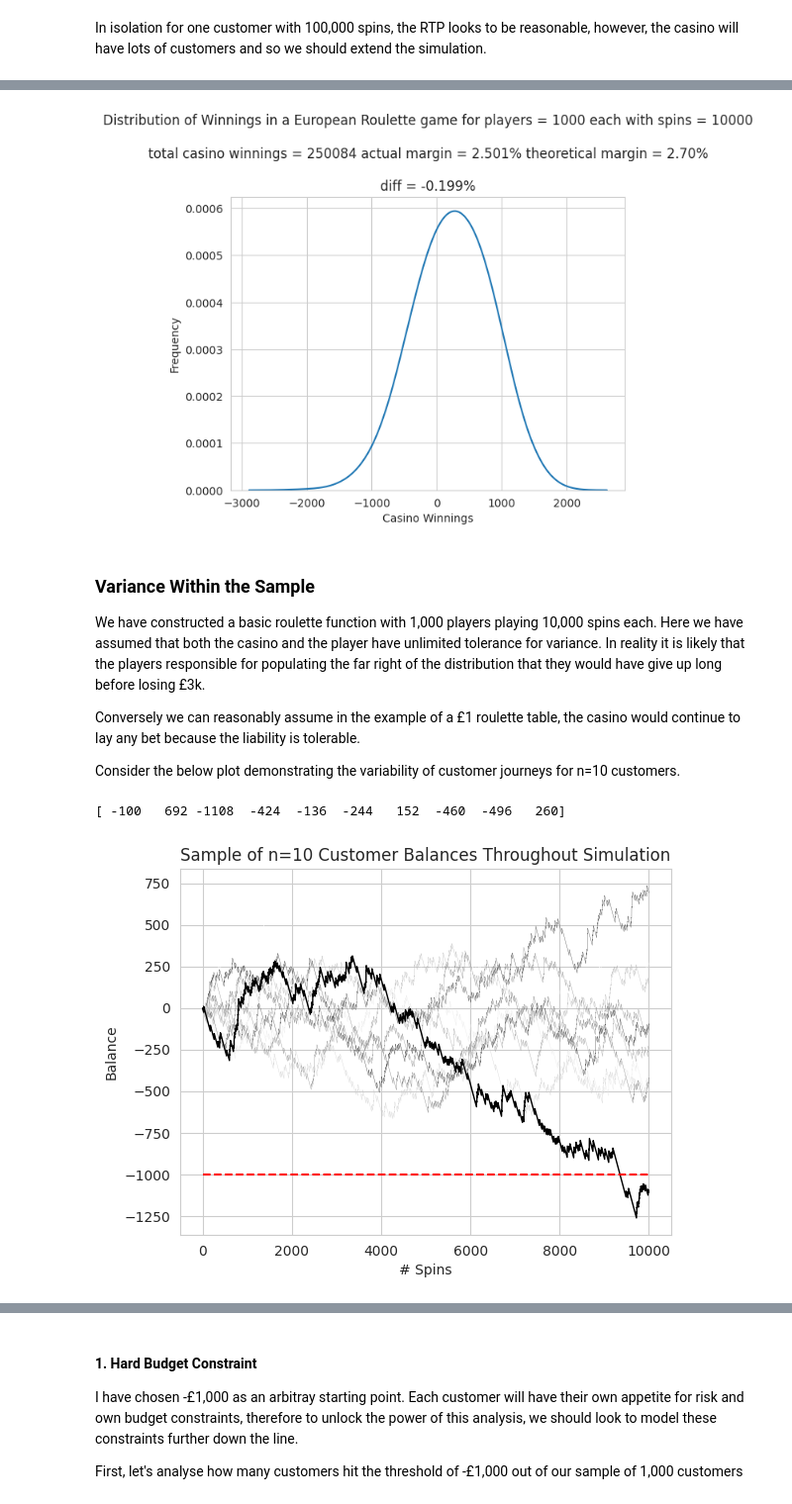
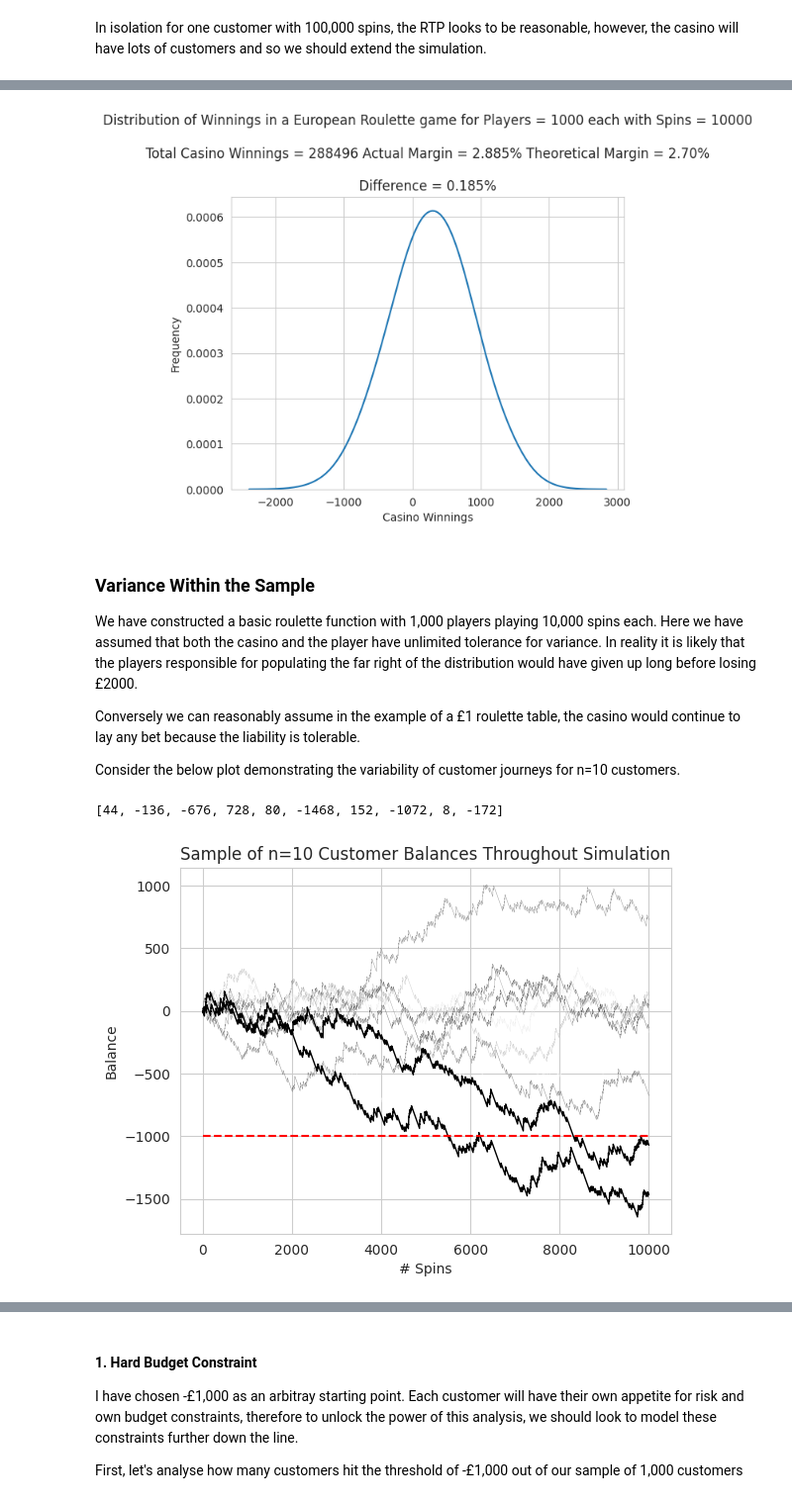
Before and after one commit to hallam-flda/gambling_market_analyses, a Jupyter notebook: Roulette_&_Customer_Budgets.ipynb, the cells around one changed output, grey strips where cells are left out. Shown at 99% size. Saved outputs shown, nothing was run; the diff lists cells and outputs as text; code cells hidden in the pictures.

```diff
--- a/Roulette_&_Customer_Budgets.ipynb
+++ b/Roulette_&_Customer_Budgets.ipynb
@@ -95,7 +125,7 @@ np.save('all_casino_customer_balances.npy', data_array3)
 # %%
 # Customer balances
-cb1 = np.load('all_customer_balances.npy')
+cb1 = np.load(f'{drive_path}customer_balances.npy')
 # History customer balances
-cb1_history = np.load('all_customer_balance_history.npy')
+cb1_history = np.load(f'{drive_path}customer_balance_history.npy')
 # Casino balances
-cb2 = np.load('all_casino_customer_balances.npy')
+cb2 = np.load(f'{drive_path}casino_customer_balances.npy')
@@ -105,16 +137,16 @@ sns.set_style('whitegrid')
 sns.kdeplot(cb2, bw_method=0.5)
 plt.xlabel('Casino Winnings')
 plt.ylabel('Frequency')
-plt.title(f'''Distribution of Winnings in a European Roulette game for players = {players} each with spins = {spins}
-          \ntotal casino winnings = {sum(cb2)} actual margin = {(sum(cb2)/(players*spins)):.3%} theoretical margin = 2.70%
-          \n diff = {((sum(cb2)/(players*spins))-.0270):.3%} ''')
+plt.title(f'''Distribution of Winnings in a European Roulette game for Players = {players} each with Spins = {spins}
+          \nTotal Casino Winnings = {sum(cb2)} Actual Margin = {(sum(cb2)/(players*spins)):.3%} Theoretical Margin = 2.70%
+          \n Difference = {((sum(cb2)/(players*spins))-.0270):.3%} ''')
 
 plt.show()
 # %% [output]
-[figure, old version]
+[figure, new version]
 # %% [markdown]
 ### **Variance Within the Sample**
-We have constructed a basic roulette function with 1,000 players playing 10,000 spins each. Here we have assumed that both the casino and the player have unlimited tolerance for variance. In reality it is likely that the players responsible for populating the far right of the distribution that they would have give up long before losing £3k.
+We have constructed a basic roulette function with 1,000 players playing 10,000 spins each. Here we have assumed that both the casino and the player have unlimited tolerance for variance. In reality it is likely that the players responsible for populating the far right of the distribution would have given up long before losing £2000.
 
 Conversely we can reasonably assume in the example of a £1 roulette table, the casino would continue to lay any bet because the liability is tolerable.
 
@@ -125,23 +154,41 @@ x2 = np.load('customer_balance_history.npy')
-# %%
-print(x1)
-# %% [output]
-[ -100   692 -1108  -424  -136  -244   152  -460  -496   260]
+# %%
+def random_selection(balance_list, history_list, n=10):
+
+    # Generate n random indices within the valid range of the balance_list
+    rand_indices = random.sample(range(len(balance_list)), n)
+
+    # Use the random indices to select elements from both lists
+    selected_balances = [balance_list[i] for i in rand_indices]
+    selected_histories = [history_list[i] for i in rand_indices]
+
+    return selected_balances, selected_histories
+
+customer_balance_sample, customer_balance_history_sample = random_selection(cb1, cb1_history)
+# %%
+#rename to match code from previous save session
+x1 = customer_balance_sample
+x2 = customer_balance_history_sample
+# %%
+x1
+# %% [output]
+[44, -136, -676, 728, 80, -1468, 152, -1072, 8, -172]
 # %%
 
 # Define grayscale colors
 grayscale_colors = [str(i / 10) for i in range(1, 11)]  # Generate 10 grayscale values
 
 # Plot each list as a line
 for i, (sublist, color) in enumerate(zip(x2, grayscale_colors)):
     plt.plot(sublist, color=color, alpha=0.7, linewidth=0.3)  # Set transparency with alpha
-plt.plot(x2[2], color='black', alpha = 1, linewidth = 1)
+plt.plot(x2[5], color='black', alpha = 1, linewidth = 1)
+plt.plot(x2[7], color='black', alpha = 1, linewidth = 1)
 
 # Add labels, legend, and title
 plt.hlines(y=-1000, xmin=0, xmax=len(x2[0]), color='red', linestyle='--')
 plt.xlabel('# Spins')
 plt.ylabel('Balance')
 plt.title('Sample of n=10 Customer Balances Throughout Simulation')
 plt.show()
 # %% [output]
-[figure, old version]
+[figure, new version]
 # %% [markdown]
```
Also changed, not shown: parts of 50 cells of this notebook.
